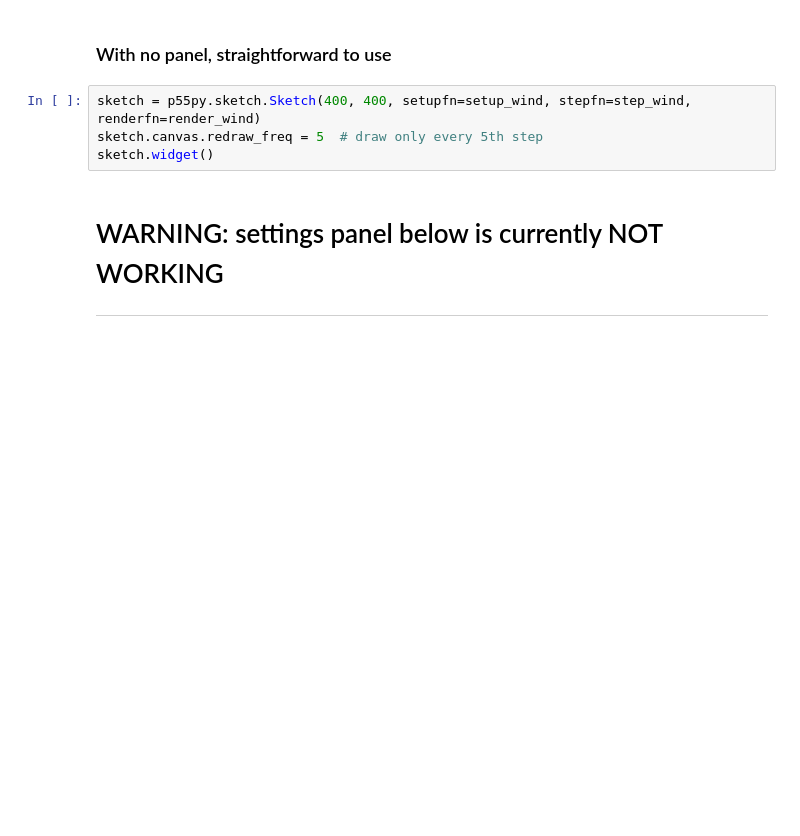
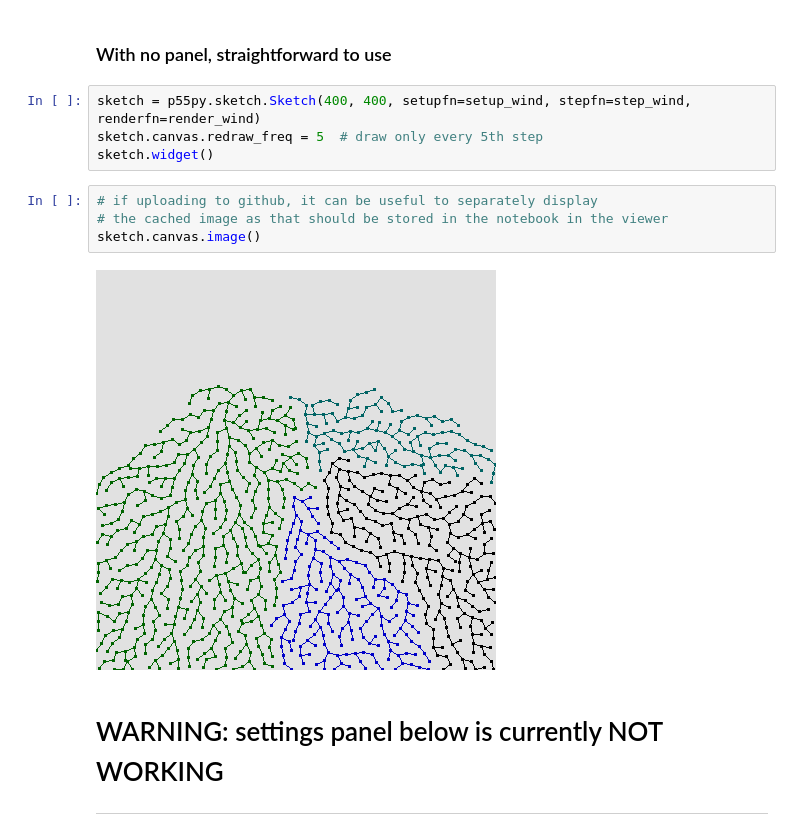
Before and after one commit to vusd/p55py, a Jupyter notebook: examples/40_Wind.ipynb, the cells around one changed output. Cells and saved outputs as stored; diff of their text form; blank space fills up the shorter version.

Commit message:
examples: add wind image

```diff
--- a/examples/40_Wind.ipynb
+++ b/examples/40_Wind.ipynb
@@ -72,6 +72,12 @@ def render_wind(canvas):
 sketch = p55py.sketch.Sketch(400, 400, setupfn=setup_wind, stepfn=step_wind, renderfn=render_wind)
 sketch.canvas.redraw_freq = 5  # draw only every 5th step
 sketch.widget()
+# %%
+# if uploading to github, it can be useful to separately display
+# the cached image as that should be stored in the notebook in the viewer
+sketch.canvas.image()
+# %% [output]
+[figure, added]
 # %% [markdown]
 # WARNING: settings panel below is currently NOT WORKING
 ----
```
